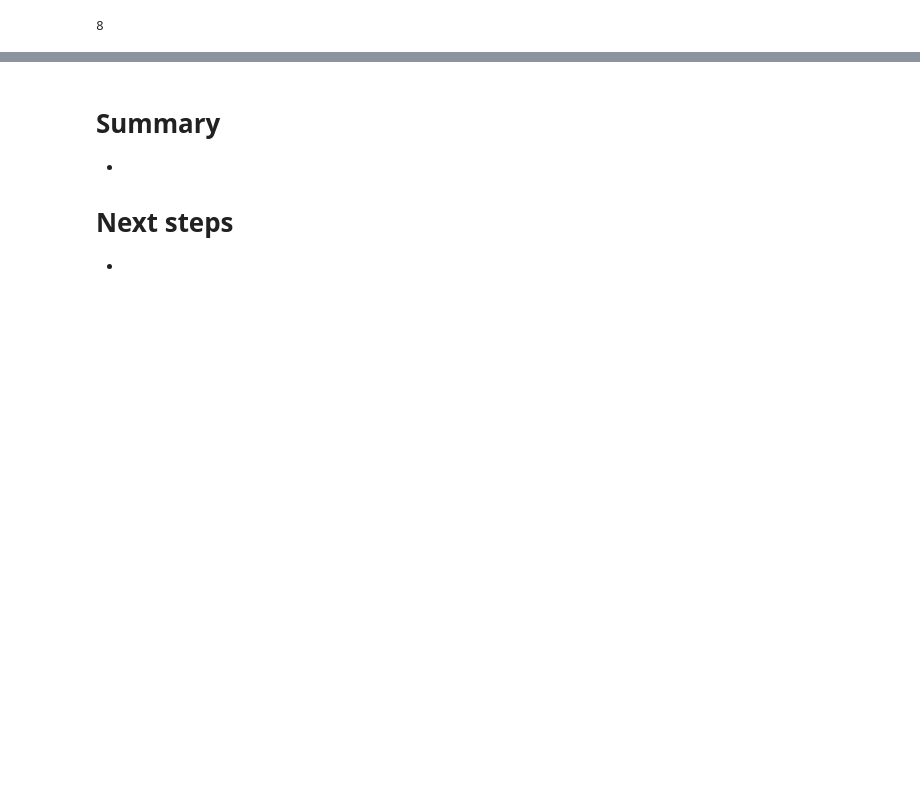
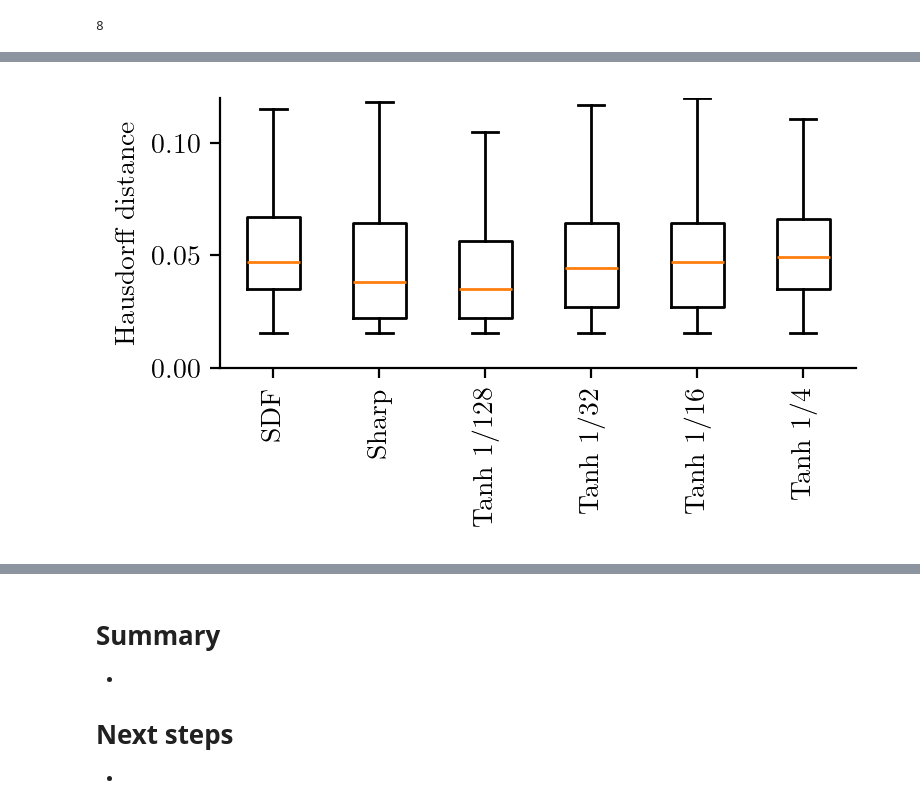
Before and after one commit to murraycutforth/mf-ae, a Jupyter notebook: notebooks/computers_and_fluids_2025/evaluate_hit_results_v34.ipynb, the cells around one changed output, grey strips where cells are left out. Cells and saved outputs as stored; diff of their text form; code cells hidden in the pictures; blank space fills up the shorter version.

```diff
--- a/notebooks/computers_and_fluids_2025/evaluate_hit_results_v34.ipynb
+++ b/notebooks/computers_and_fluids_2025/evaluate_hit_results_v34.ipynb
@@ -287,16 +267,26 @@ outdir_to_hausdorff = {k: {'Hausdorff': dropnanfromlist(v['Hausdorff'])} for k,
 # %%
 
 def box_plot_hausdorff_vals(outdir_to_hd):
     fig, axs = plt.subplots(1, 1, figsize=(4, 2.5), dpi=200)
     data = [out['Hausdorff'] for out in outdir_to_hd.values()]
+
+    # Normalize data by dividing by 64
+    data = [np.array(d) / 64.0 for d in data]
+
     labels = [filename_to_plot_label(out) for out in outdir_to_hd.keys()]
     axs.boxplot(data, tick_labels=labels, showfliers=False)
     #axs.set_title('droplet in HIT dataset')
     axs.set_ylabel('Hausdorff distance')
     axs.spines['top'].set_visible(False)
     axs.spines['right'].set_visible(False)
     axs.tick_params(axis='x', rotation=90)
-    axs.set_ylim(0, 0.11)
+    axs.set_ylim(0.0, 0.12)
+
+    fig.tight_layout()
+    plt.savefig('output/comparison_hausdorff_hit.pdf')
+
     plt.show()
 
 box_plot_hausdorff_vals(outdir_to_hausdorff)
+# %% [output]
+[figure, added]
```
Also changed, not shown: parts of 12 cells of this notebook, 6 other files.
